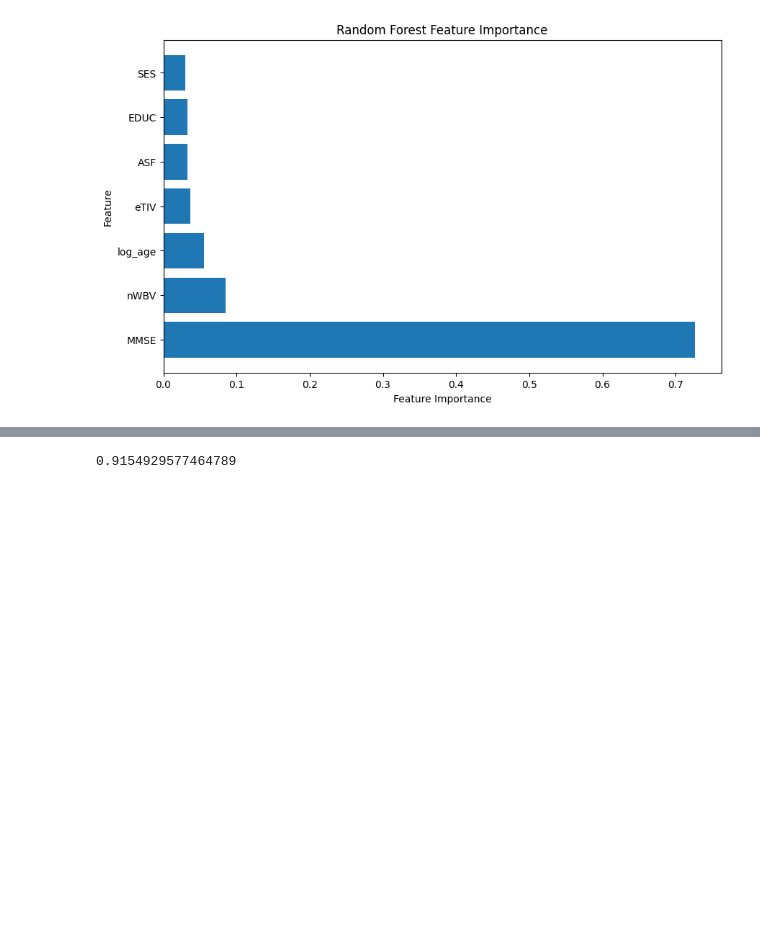
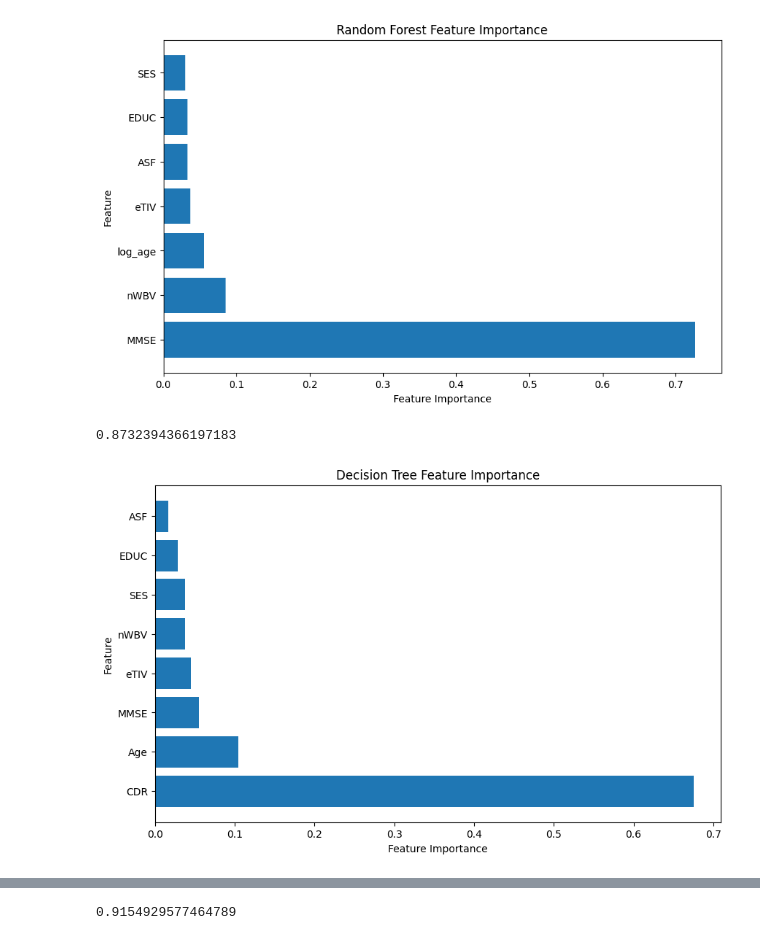
Before and after one commit to andrewresnick1/Alzheimers-STAT4188Project, a Jupyter notebook: finalproj.ipynb, the cells around one changed output, grey strips where cells are left out. Drawn from its saved outputs; the diff is of its cells as text; code cells hidden in the pictures; blank space fills up the shorter version.

```diff
--- a/finalproj.ipynb
+++ b/finalproj.ipynb
@@ -366,6 +378,40 @@ plt.show()
 # %% [output]
 0.04610445465179813 0.5875553577644821 0.1663884301800408
 [figure]
+# %%
+# Classification: Decision Tree
+df9 = dfClassifiers.copy()
+df9.dropna(inplace=True)
+y8 = df9['Group']
+X8=df9.drop(['Group', 'M/F'], axis=1)
+
+X_train7, X_test7, y_train7, y_test7 = train_test_split(X8, y8, test_size=0.2, random_state=0)
+
+from sklearn.tree import DecisionTreeClassifier
+clf2 = DecisionTreeClassifier()
+clf2 = clf2.fit(X_train7, y_train7)
+y_pred7 = clf2.predict(X_test7)
+
+from sklearn.metrics import accuracy_score
+accuracy = accuracy_score(y_test7, y_pred7)
+print(accuracy)
+
+feauture_importance = clf2.feature_importances_
+feature_names = X8.columns
+fiDF3 = pd.DataFrame({'Feature': feature_names, 'Importance': feauture_importance})
+fiDF3 = fiDF3.sort_values(by='Importance', ascending=False)
+
+
+
+plt.figure(figsize=(10, 6))
+plt.barh(fiDF3['Feature'], fiDF3['Importance'])
+plt.xlabel('Feature Importance')
+plt.ylabel('Feature')
+plt.title('Decision Tree Feature Importance')
+plt.show()
+# %% [output]
+0.8732394366197183
+[figure, added]
 # %%
 # Classification: Random Forest
 
```
Also changed, not shown: parts of 5 cells of this notebook.
